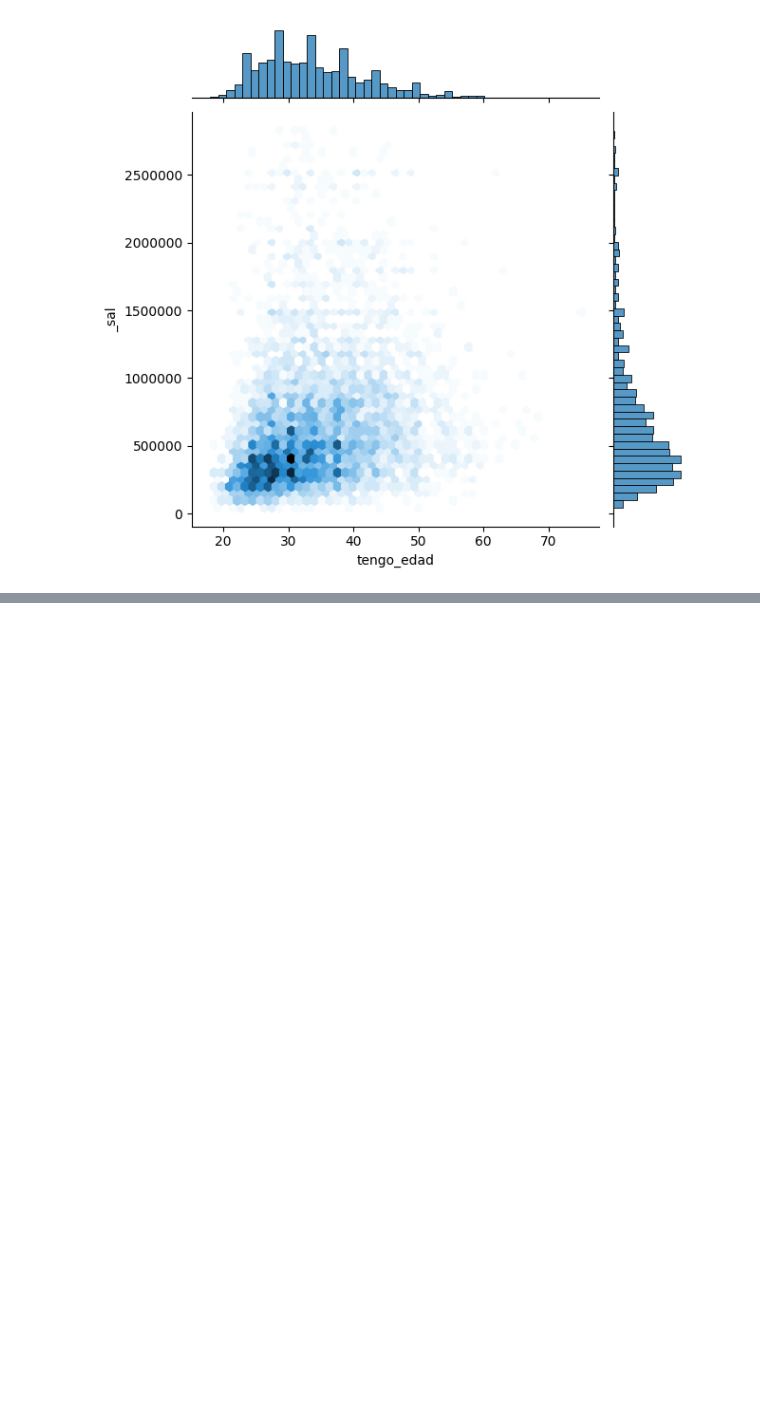
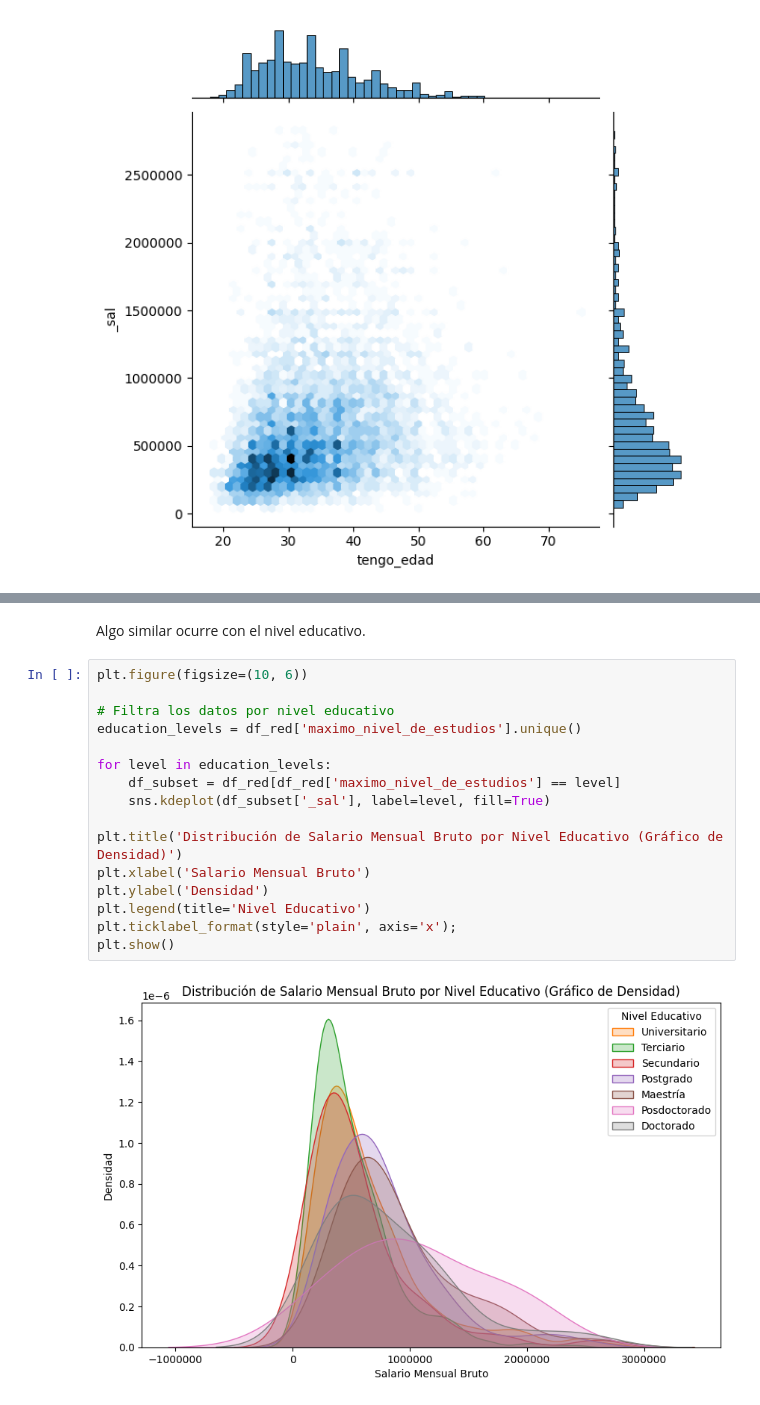
Before and after one commit to mgalim/TPEstadistica, a Jupyter notebook: TpFinal.ipynb, the cells around one changed output, grey strips where cells are left out. Drawn from its saved outputs; the diff is of its cells as text; blank space fills up the shorter version.

```diff
--- a/TpFinal.ipynb
+++ b/TpFinal.ipynb
@@ -341,0 +368,20 @@ Nota: Ver si influye los años de experiencia o el seniority
+# %% [markdown]
+Algo similar ocurre con el nivel educativo.
+# %%
+plt.figure(figsize=(10, 6))
+
+# Filtra los datos por nivel educativo
+education_levels = df_red['maximo_nivel_de_estudios'].unique()
+
+for level in education_levels:
+    df_subset = df_red[df_red['maximo_nivel_de_estudios'] == level]
+    sns.kdeplot(df_subset['_sal'], label=level, fill=True)
+
+plt.title('Distribución de Salario Mensual Bruto por Nivel Educativo (Gráfico de Densidad)')
+plt.xlabel('Salario Mensual Bruto')
+plt.ylabel('Densidad')
+plt.legend(title='Nivel Educativo')
+plt.ticklabel_format(style='plain', axis='x');
+plt.show()
+# %% [output]
+[figure, added]
```
Also changed, not shown: parts of 21 cells of this notebook.
